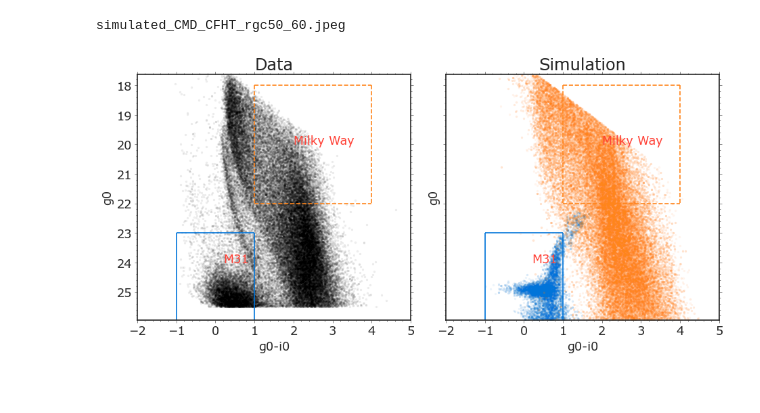
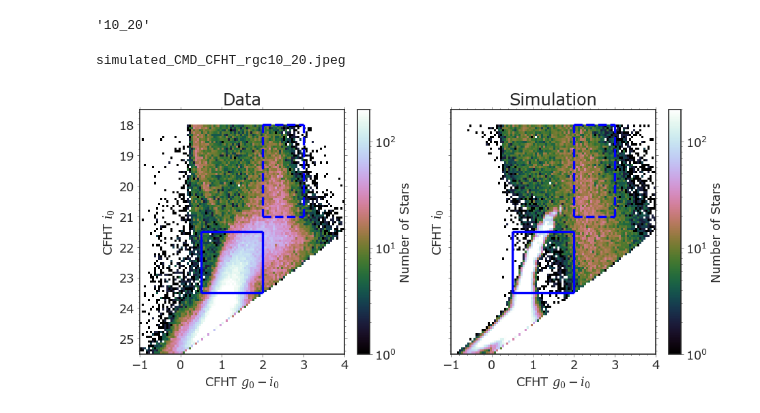
Before and after one commit to caganze/stellarstreams, a Jupyter notebook: notebooks/Visualize MW and M31 Stars.ipynb, the cells around one changed output. Saved outputs shown, nothing was run; the diff lists cells and outputs as text; code cells hidden in the pictures; blank space fills up the shorter version.

```diff
--- a/notebooks/Visualize MW and M31 Stars.ipynb
+++ b/notebooks/Visualize MW and M31 Stars.ipynb
@@ -42,8 +42,8 @@ path_pandas= '../data/pandas/'
 #plt.style.use('dark_background') #for posters
 # %%
 rgc='10_20'
-fname=path_isochrone+'/simulated_df_at_M31_normalized_extended_rgc{}.h5'.format(rgc)
-df=pd.read_hdf(fname, key='data')
+fname=path_isochrone+'/simulated_df_at_M31_normalized_extended_rgc{}.csv'.format(rgc)
+df=pd.read_csv(fname)#, usecols=['MH', 'appF087mag', 'galaxy']).query('MH<-1')
 
 #put to the desired distance modulus
 mw_df= df.query("galaxy == 'MW'").reset_index(drop=True)
@@ -127,0 +129,4 @@ plt.savefig('../figures/lf_check_rgc{}.jpeg'.format(rgc), bbox_inches='tight')
+# %%
+rgc
+# %% [output]
+'10_20'
@@ -128,50 +135,66 @@ plt.savefig('../figures/lf_check_rgc{}.jpeg'.format(rgc), bbox_inches='tight')
 # %%
 fig, ax=plt.subplots(ncols=2, figsize=(12, 6), sharey=True)
 
 #ax[0].scatter(data.g-data.i, data.g, c='b', s=1, marker=',', alpha=0.05)
-ax[0].scatter(data.g0-data.i0, data.g0, c='k', s=1, marker=',', alpha=0.05)
-df0= df[np.logical_and.reduce([df.appgmag.values <data.g.max(), \
-                       df.appgmag.values >data.g.min(),\
-                        df.appimag.values >data.i.min(),\
-                       df.appimag.values < data.i.max(),
-                       (df.galaxy.values == 'M31')]) ]
+#ax[0].scatter(data.g0-data.i0, data.i0, c='k', s=1, marker=',', alpha=0.05)
+c= ax[0].hist2d(data.g0-data.i0, data.i0, bins=100, range=[[-1, 4], [18, 25.5]], norm=mpl.colors.LogNorm(vmin=1, vmax=200),  cmap='cubehelix')
+cbar=plt.colorbar(c[3], label='Number of Stars')
 
-df1= df[np.logical_and.reduce([df.appgmag.values <data.g.max(), \
-                       df.appgmag.values >data.g.min(),\
-                        df.appimag.values >data.i.min(),\
-                       df.appimag.values < data.i.max(),
-                       (df.galaxy.values == 'MW')]) ]
-ax[1].scatter(df0.appgmag-df0.appimag, df0.appgmag, s=1, marker=',', alpha=0.05, label='M31',  color='#0074D9')
-ax[1].scatter(df1.appgmag-df1.appimag, df1.appgmag, s=1, marker=',', alpha=0.05, label='MW', color='#FF851B')
+df0= df[np.logical_and.reduce([df.appgmag.values <data.g0.max(), \
+                       df.appgmag.values >data.g0.min(),\
+                        df.appimag.values >data.i0.min(),\
+                       df.appimag.values < data.i0.max()])]
+                       #df.galaxy.values == 'M31')]) ]
+
+#df1= df[np.logical_and.reduce([df.appgmag.values <data.g0.max(), \
+#                       df.appgmag.values >data.g0.min(),\
+#                        df.appimag.values >data.i0.min(),\
+#                       df.appimag.values < data.i0.max(),
+#
+#                           (df.galaxy.values == 'MW')]) ]
+
+#ax[1].scatter(df0.appgmag-df0.appimag, df0.appimag, s=1, marker=',', alpha=0.05, label='M31',  color='#0074D9')
+#ax[1].scatter(df1.appgmag-df1.appimag, df1.appimag, s=1, marker=',', alpha=0.05, label='MW', color='#0074D9')
+
+c= ax[1].hist2d(df0.appgmag-df0.appimag, df0.appimag, range=[[-1, 4], [18, 25.5]], bins=100, norm=mpl.colors.LogNorm(vmin=1, vmax=200),  cmap='cubehelix')
+cbar=plt.colorbar(c[3], label='Number of Stars')
 
 #ax[1].vlines()
 for a in ax:
-    a.set(xlabel='g0-i0', ylabel='g0', xlim=[-2, 5])
-    a.minorticks_on()
+    #a.set(xlabel='g0-i0', ylabel='g0', xlim=[-2, 5])
+    #a.minorticks_on()
 
-    a.hlines(23, xmin=-1., xmax=1., color='#0074D9')
-    a.vlines(-1, ymin=23., ymax=26., color='#0074D9')
-    a.vlines(1, ymin=23., ymax=26., color='#0074D9')
+    a.hlines(21.5, xmin=0.5, xmax=2., color='b', linewidth=3)
+    a.vlines(0.5, ymin=21.5, ymax=23.5, color='b',linewidth=3)
+    a.vlines(2, ymin=21.5, ymax=23.5, color='b', linewidth=3)
+    a.hlines(23.5, xmin=0.5, xmax=2., color='b', linewidth=3)
 
+    a.hlines(18, xmin=2, xmax=3., color='b', linestyle='--', linewidth=3)
+    a.vlines(2, ymin=18, ymax=21, color='b',linestyle='--', linewidth=3)
+    a.vlines(3, ymin=18, ymax=21, color='b', linestyle='--', linewidth=3)
+    a.hlines(21, xmin=2, xmax=3, color='b', linestyle='--', linewidth=3)
 
-    a.hlines(22, xmin=1., xmax=4., color='#FF851B', linestyle='--')
-    a.hlines(18, xmin=1., xmax=4., color='#FF851B', linestyle='--')
-    a.vlines(1, ymin=18., ymax=22., color='#FF851B', linestyle='--')
-    a.vlines(4, ymin=18., ymax=22.,color='#FF851B', linestyle='--')
+    a.set(ylim=[25.5, 17.5], xlim=[-1, 4], xlabel=r'CFHT $g_0-i_0$', ylabel=r'CFHT $i_0$')
 
-    a.text(2., 20, "Milky Way",c='#FF4136', fontsize=16)
-    a.text(0.2, 24, "M31",c='#FF4136', fontsize=16)
-    a.set(ylim=[data.g.max(), data.g.min()])
+    #rect = patches.Rectangle( (2,20), \
+    #                           1.2, 0.5, linewidth=1, edgecolor='#FFFFFF', facecolor='#FFFFFF')
+   # a.add_patch(rect)
+
+    #rect = patches.Rectangle( (0.2,24), \
+    #                           1.2, 0.5, linewidth=1, edgecolor='#FFFFFF', facecolor='#FFFFFF')
+    #a.add_patch(rect)
+    #a.text(2.0, 20.3, "Milky Way",c='#FF851B', fontsize=16)
+    #a.text(0.2, 24.3, "M31",c='#FF851B', fontsize=16)
 
 #ax[-1].legend()
 #ax[-1].legend(markerscale=20)
 ax[-1].minorticks_on()
 ax[0].set(title='Data')
 ax[1].set(title='Simulation')
 
 plt.tight_layout()
 plt.savefig('../figures/simulated_CMD_CFHT_rgc{}.jpeg'.format(rgc),  bbox_inches='tight')
 print('simulated_CMD_CFHT_rgc{}.jpeg'.format(rgc))
 # %% [output]
-simulated_CMD_CFHT_rgc50_60.jpeg
+simulated_CMD_CFHT_rgc10_20.jpeg
-[figure, old version]
+[figure, new version]
```
Also changed, not shown: parts of 21 cells of this notebook, 14 other files.
